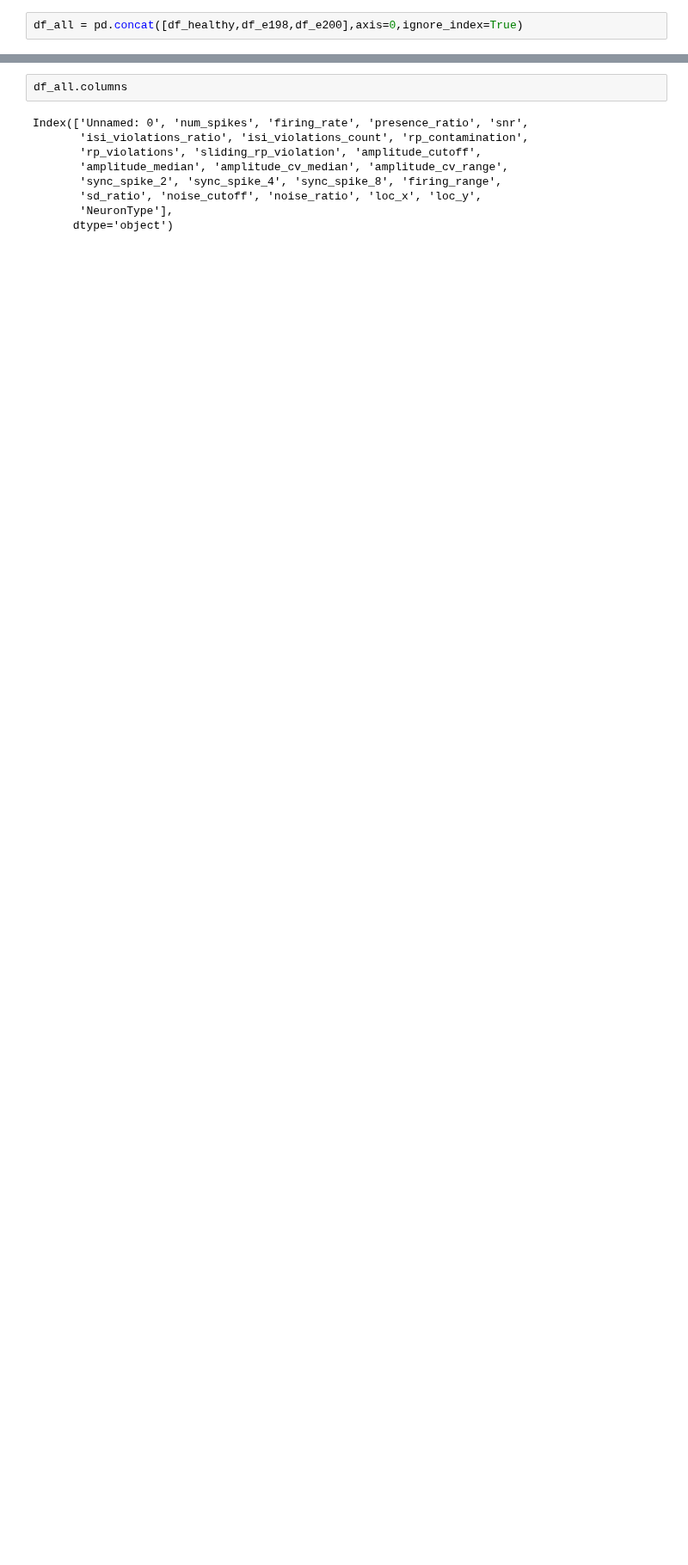
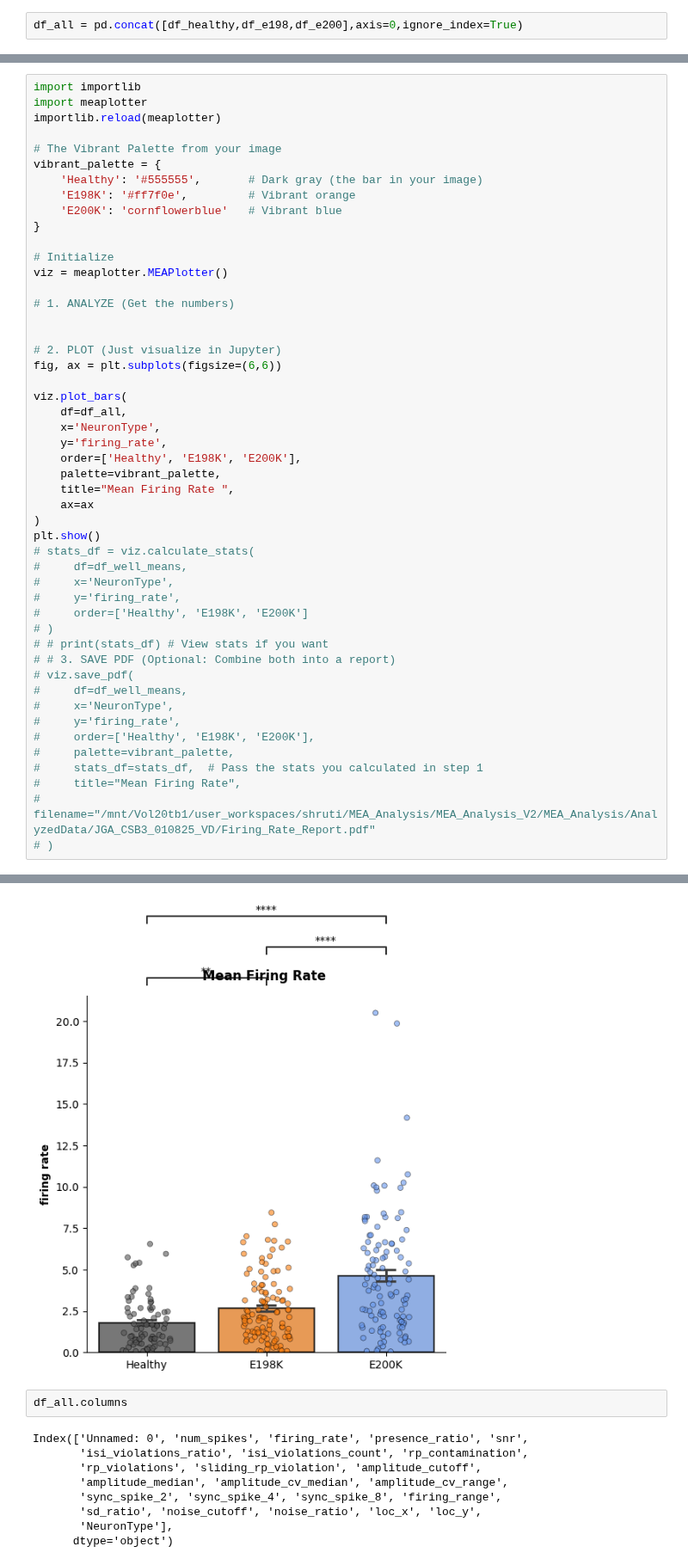
Before and after one commit to roybens/MEA_Analysis, a Jupyter notebook: IPNAnalysis/workbooks/plotSpikesortedIPNmetrics.ipynb, the cells around one changed output, grey strips where cells are left out. Shown at 86% size. Saved outputs shown, nothing was run; the diff lists cells and outputs as text; blank space fills up the shorter version.

```diff
--- a/IPNAnalysis/workbooks/plotSpikesortedIPNmetrics.ipynb
+++ b/IPNAnalysis/workbooks/plotSpikesortedIPNmetrics.ipynb
@@ -71,0 +40,50 @@ plt.show()
+# %%
+import importlib
+import meaplotter
+importlib.reload(meaplotter)
+
+# The Vibrant Palette from your image
+vibrant_palette = {
+    'Healthy': '#555555',       # Dark gray (the bar in your image)
+    'E198K': '#ff7f0e',         # Vibrant orange
+    'E200K': 'cornflowerblue'   # Vibrant blue
+}
+
+# Initialize
+viz = meaplotter.MEAPlotter()
+
+# 1. ANALYZE (Get the numbers)
+
+
+# 2. PLOT (Just visualize in Jupyter)
+fig, ax = plt.subplots(figsize=(6,6))
+
+viz.plot_bars(
+    df=df_all,
+    x='NeuronType',
+    y='firing_rate',
+    order=['Healthy', 'E198K', 'E200K'],
+    palette=vibrant_palette,
+    title="Mean Firing Rate ",
+    ax=ax
+)
+plt.show()
+# stats_df = viz.calculate_stats(
+#     df=df_well_means,
+#     x='NeuronType',
+#     y='firing_rate',
+#     order=['Healthy', 'E198K', 'E200K']
+# )
+# # print(stats_df) # View stats if you want
+# # 3. SAVE PDF (Optional: Combine both into a report)
+# viz.save_pdf(
+#     df=df_well_means,
+#     x='NeuronType',
+#     y='firing_rate',
+#     order=['Healthy', 'E198K', 'E200K'],
+#     palette=vibrant_palette,
+#     stats_df=stats_df,  # Pass the stats you calculated in step 1
+#     title="Mean Firing Rate",
+#     filename="/mnt/Vol20tb1/user_workspaces/shruti/MEA_Analysis/MEA_Analysis_V2/MEA_Analysis/AnalyzedData/JGA_CSB3_010825_VD/Firing_Rate_Report.pdf"
+# )
+# %% [output]
@@ -72,3 +97,4 @@ plt.show()
+[figure, added]
 # %%
 df_all.columns
 # %% [output]
```
Also changed, not shown: parts of 36 cells of this notebook, 3 other files.
